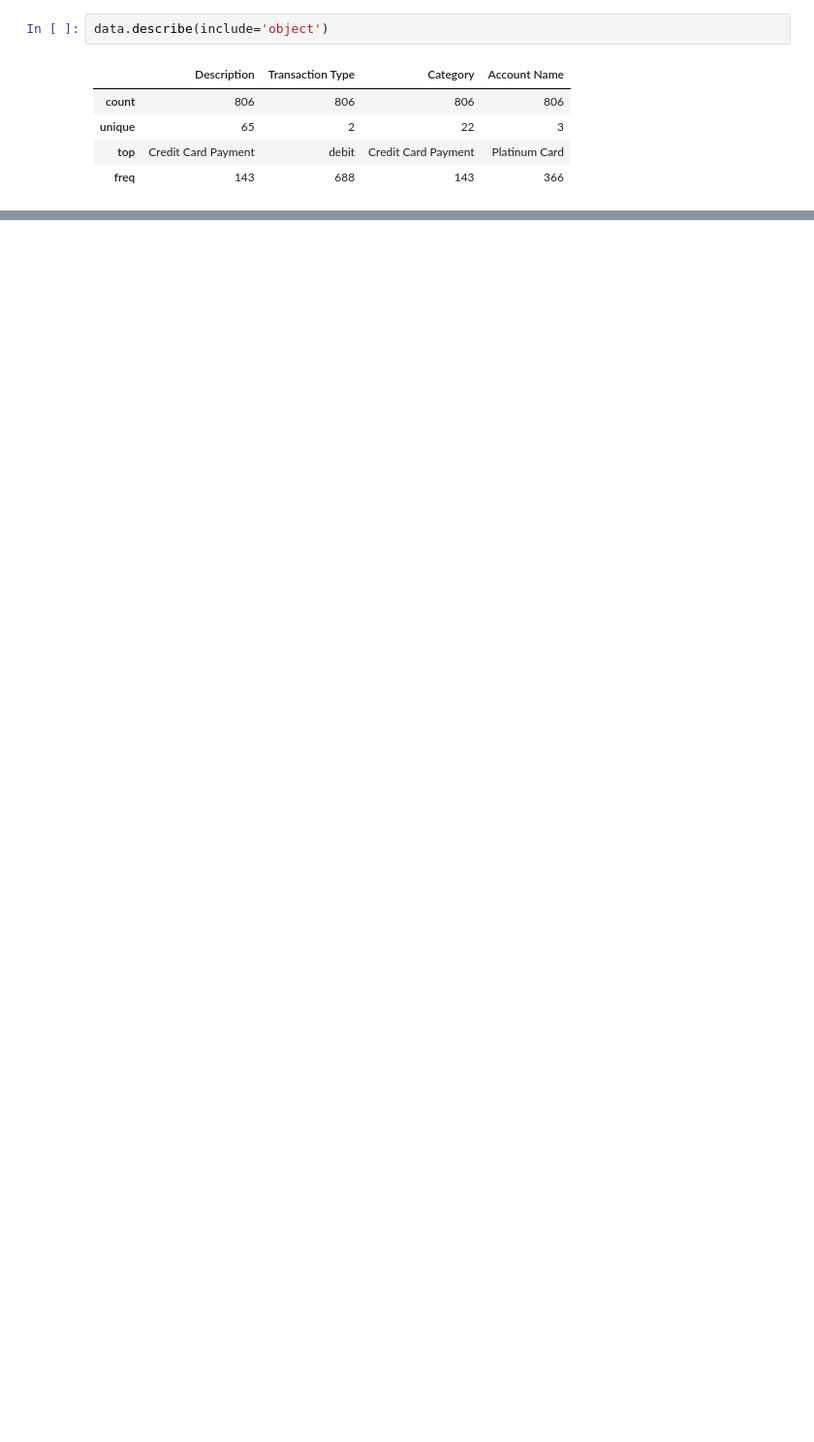
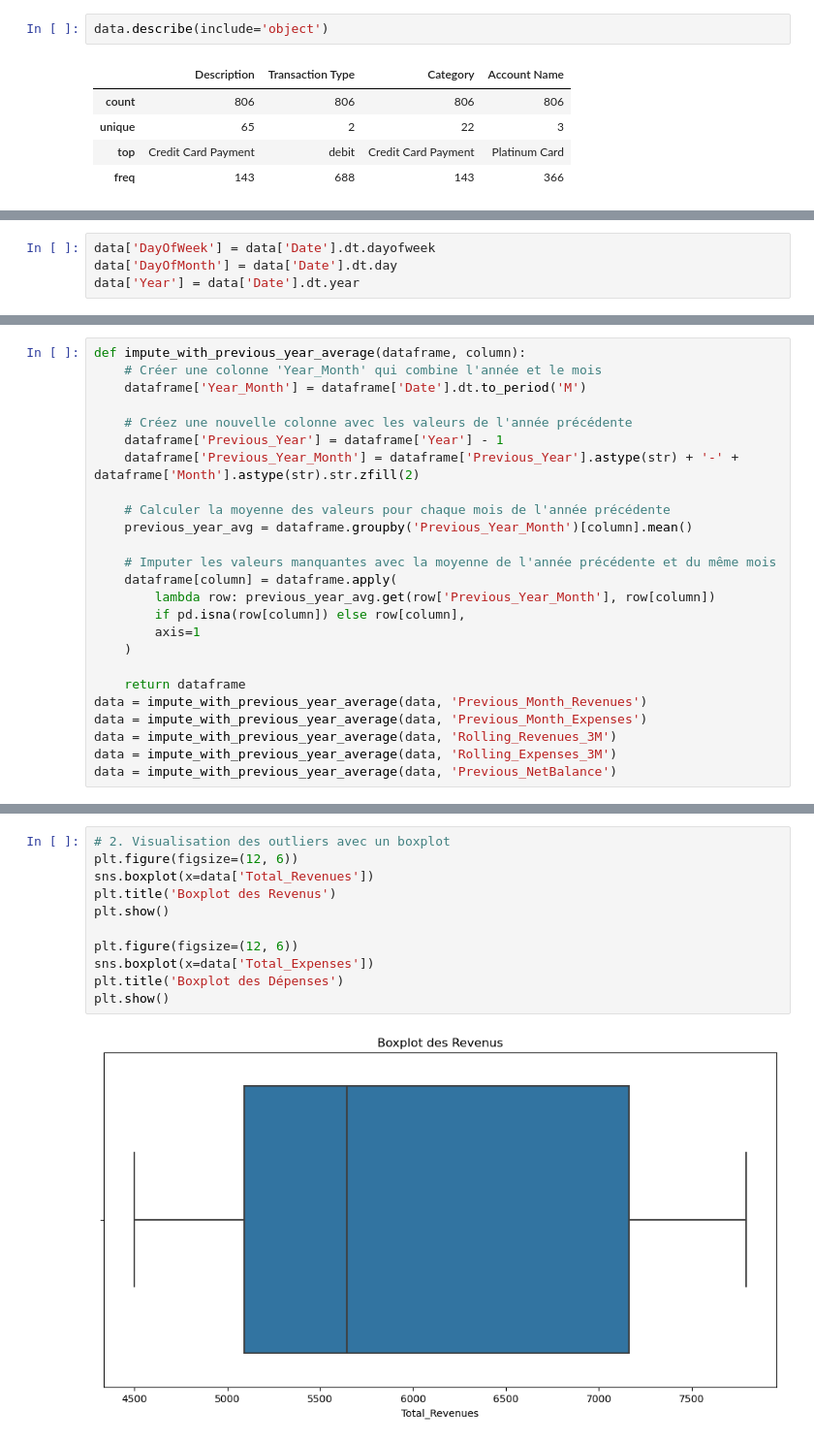
Before and after one commit to bouazizmariem/MiniProjet, a Jupyter notebook: ModelMiniProjet.ipynb, the cells around one changed output, grey strips where cells are left out. Shown: that part at 97% size. Cells and saved outputs as stored; diff of their text form; blank space fills up the shorter version.

```diff
--- a/ModelMiniProjet.ipynb
+++ b/ModelMiniProjet.ipynb
@@ -183,0 +160,4 @@ sns.boxplot(data['Amount'])
+# %%
+data['DayOfWeek'] = data['Date'].dt.dayofweek
+data['DayOfMonth'] = data['Date'].dt.day
+data['Year'] = data['Date'].dt.year
@@ -183,0 +205,25 @@ sns.boxplot(data['Amount'])
+# %%
+def impute_with_previous_year_average(dataframe, column):
+    # Créer une colonne 'Year_Month' qui combine l'année et le mois
+    dataframe['Year_Month'] = dataframe['Date'].dt.to_period('M')
+
+    # Créez une nouvelle colonne avec les valeurs de l'année précédente
+    dataframe['Previous_Year'] = dataframe['Year'] - 1
+    dataframe['Previous_Year_Month'] = dataframe['Previous_Year'].astype(str) + '-' + dataframe['Month'].astype(str).str.zfill(2)
+
+    # Calculer la moyenne des valeurs pour chaque mois de l'année précédente
+    previous_year_avg = dataframe.groupby('Previous_Year_Month')[column].mean()
+
+    # Imputer les valeurs manquantes avec la moyenne de l'année précédente et du même mois
+    dataframe[column] = dataframe.apply(
+        lambda row: previous_year_avg.get(row['Previous_Year_Month'], row[column])
+        if pd.isna(row[column]) else row[column],
+        axis=1
+    )
+
+    return dataframe
+data = impute_with_previous_year_average(data, 'Previous_Month_Revenues')
+data = impute_with_previous_year_average(data, 'Previous_Month_Expenses')
+data = impute_with_previous_year_average(data, 'Rolling_Revenues_3M')
+data = impute_with_previous_year_average(data, 'Rolling_Expenses_3M')
+data = impute_with_previous_year_average(data, 'Previous_NetBalance')
@@ -183,0 +346,13 @@ sns.boxplot(data['Amount'])
+# %%
+# 2. Visualisation des outliers avec un boxplot
+plt.figure(figsize=(12, 6))
+sns.boxplot(x=data['Total_Revenues'])
+plt.title('Boxplot des Revenus')
+plt.show()
+
+plt.figure(figsize=(12, 6))
+sns.boxplot(x=data['Total_Expenses'])
+plt.title('Boxplot des Dépenses')
+plt.show()
+# %% [output]
+[figure, added]
```
Also changed, not shown: parts of 43 cells of this notebook, 3 other files.
